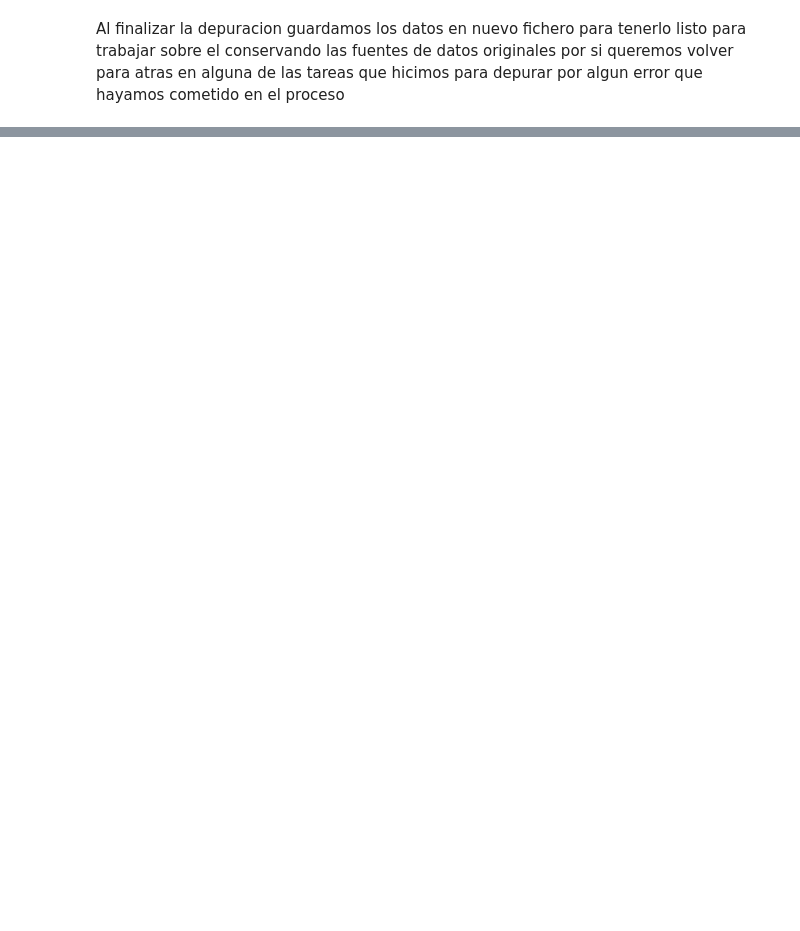
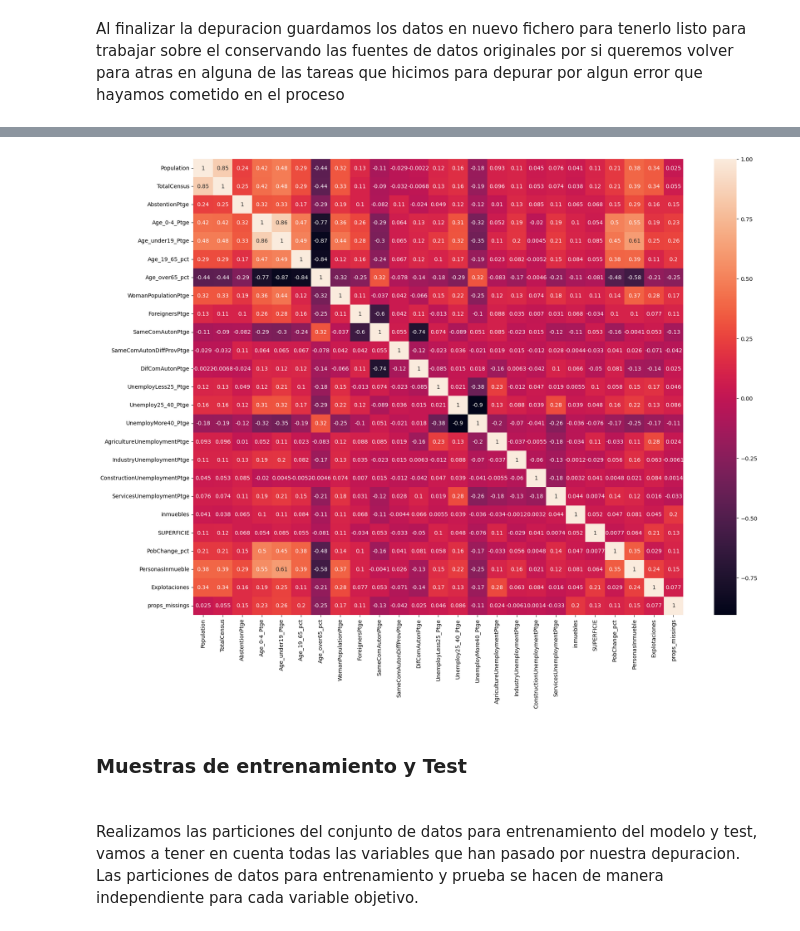
Before and after one commit to PabloPaezSheridan/SpainElectionsModel, a Jupyter notebook: Solution/PabloPaez_ModelizacionPredictiva.ipynb, the cells around one changed output, grey strips where cells are left out. Drawn from its saved outputs; the diff is of its cells as text; code cells hidden in the pictures; blank space fills up the shorter version.

Commit message:
Depuracion completada, elaboracion de las muestras y el test

```diff
--- a/Solution/PabloPaez_ModelizacionPredictiva.ipynb
+++ b/Solution/PabloPaez_ModelizacionPredictiva.ipynb
@@ -211,0 +323,17 @@ with open('datosEleccionesEspañaDep.pickle', 'wb') as archivo:
+# %%
+datos_input = datos_input.drop(['ComercTTEHosteleria', 'Industria', 'Servicios', 'Construccion', 'totalEmpresas', 'Pob2010'], axis=1)
+
+datos_input_continuas = datos_input.drop(['Densidad', 'ActividadPpal'], axis=1)
+
+correlation_matrix = datos_input_continuas.corr()
+
+# Visualizar la matriz de correlación con un mapa de calor
+plt.figure(figsize=(20, 15))
+sns.heatmap(correlation_matrix, annot=True)
+plt.show()
+# %% [output]
+[figure, added]
+# %% [markdown]
+<h3>Muestras de entrenamiento y Test<h3>
+# %% [markdown]
+Realizamos las particiones del conjunto de datos para entrenamiento del modelo y test, vamos a tener en cuenta todas las variables que han pasado por nuestra depuracion. Las particiones de datos para entrenamiento y prueba se hacen de manera independiente para cada variable objetivo.
```
Also changed, not shown: parts of 31 cells of this notebook, 1 other file.
